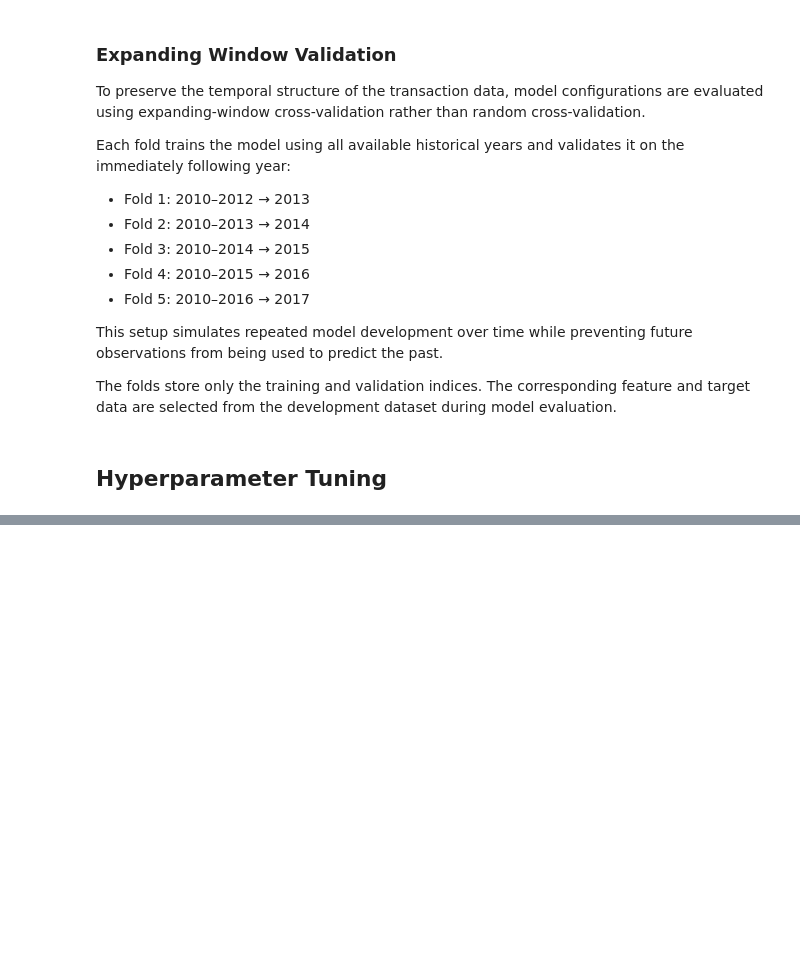
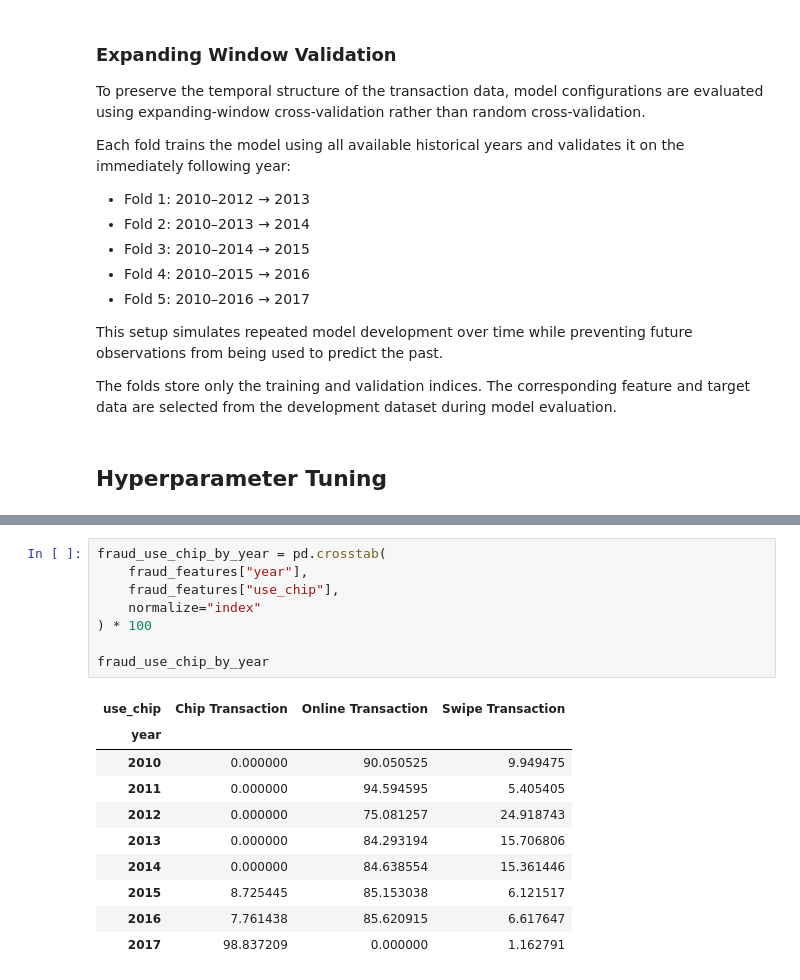
Before and after one commit to martynawieruszewska/finsight-fintech-analytics, a Jupyter notebook: notebooks/ml/06_gradient_boosting_tuning.ipynb, the cells around one changed output, grey strips where cells are left out. Saved outputs shown, nothing was run; the diff lists cells and outputs as text; blank space fills up the shorter version.

```diff
--- a/notebooks/ml/06_gradient_boosting_tuning.ipynb
+++ b/notebooks/ml/06_gradient_boosting_tuning.ipynb
@@ -453,0 +423,19 @@ feature_shift
+# %%
+fraud_use_chip_by_year = pd.crosstab(
+    fraud_features["year"],
+    fraud_features["use_chip"],
+    normalize="index"
+) * 100
+
+fraud_use_chip_by_year
+# %% [output]
+| use_chip | Chip Transaction | Online Transaction | Swipe Transaction |
+| year |  |  |  |
+| 2010 | 0.000000 | 90.050525 | 9.949475 |
+| 2011 | 0.000000 | 94.594595 | 5.405405 |
+| 2012 | 0.000000 | 75.081257 | 24.918743 |
+| 2013 | 0.000000 | 84.293194 | 15.706806 |
+| 2014 | 0.000000 | 84.638554 | 15.361446 |
+| 2015 | 8.725445 | 85.153038 | 6.121517 |
+| 2016 | 7.761438 | 85.620915 | 6.617647 |
+| 2017 | 98.837209 | 0.000000 | 1.162791 |
```
Also changed, not shown: parts of 31 cells of this notebook.
